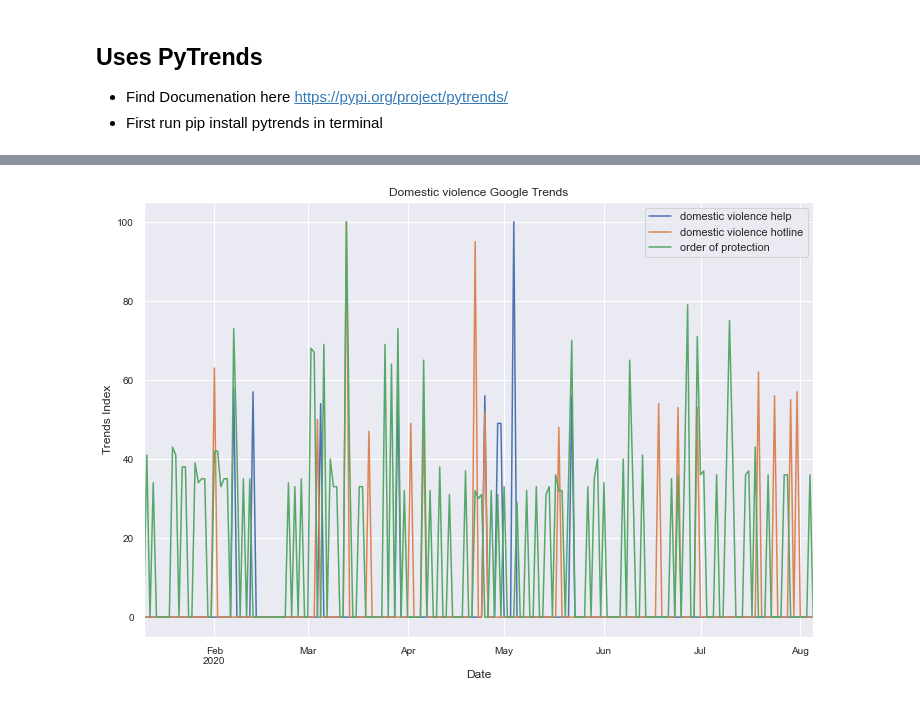
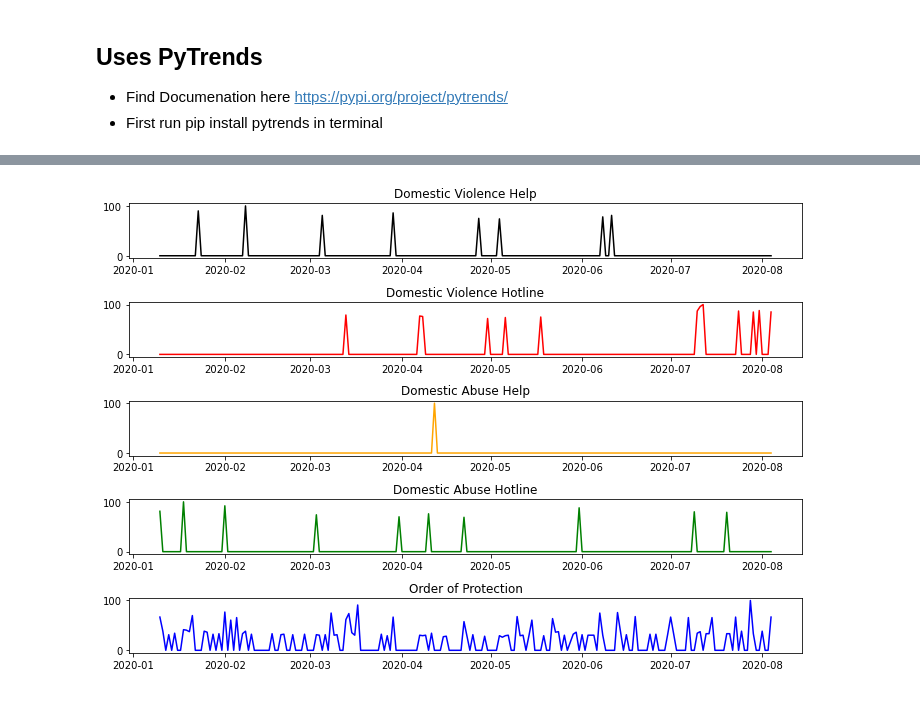
Before and after one commit to jlister19/impact-of-covid-on-crime, a Jupyter notebook: GoogleTrendsCSVTesting_withSeabornChart_JL.ipynb, the cells around one changed output, grey strips where cells are left out. Cells and saved outputs as stored; diff of their text form; code cells hidden in the pictures.

Commit message:
subplot addition, checked stats

```diff
--- a/GoogleTrendsCSVTesting_withSeabornChart_JL.ipynb
+++ b/GoogleTrendsCSVTesting_withSeabornChart_JL.ipynb
@@ -184,10 +135,28 @@ plt.title('Order of Protection');
-# %%
-import seaborn as sns
-sns.set(color_codes=True)
-dx = dfgroups.plot(figsize = (12,8),x="date", y=['domestic violence help','domestic violence hotline','order of protection'],
-             kind="line", title = "Domestic violence Google Trends")
-dx.set_xlabel('Date')
-dx.set_ylabel('Trends Index')
-dx.tick_params(axis='both', which='both', labelsize=10)
-# %% [output]
-[figure, removed]
+# %%
+plt.figure(figsize=(10,7))
+
+plt.subplot(5, 1, 1)
+plt.plot(dfgroups['date'], dfgroups["domestic violence help"],'black')
+plt.title('Domestic Violence Help')
+
+plt.subplot(5, 1, 2)
+plt.plot(dfgroups['date'], dfgroups["domestic violence hotline"],'red')
+plt.title('Domestic Violence Hotline')
+
+plt.subplot(5, 1, 3)
+plt.plot(dfgroups['date'],dfgroups["domestic abuse help"],'orange')
+plt.title('Domestic Abuse Help')
+
+plt.subplot(5, 1, 4)
+plt.plot(dfgroups['date'],dfgroups["domestic abuse hotline"],'green')
+plt.title('Domestic Abuse Hotline')
+
+plt.subplot(5, 1, 5)
+plt.plot(dfgroups['date'],dfgroups["order of protection"],'blue')
+plt.title('Order of Protection')
+
+plt.tight_layout()
+plt.savefig("rawsearchtermsgraph.png", dpi = 350)
+plt.show();
+# %% [output]
+[figure, added]
```
Also changed, not shown: parts of 18 cells of this notebook, 2 other files.
